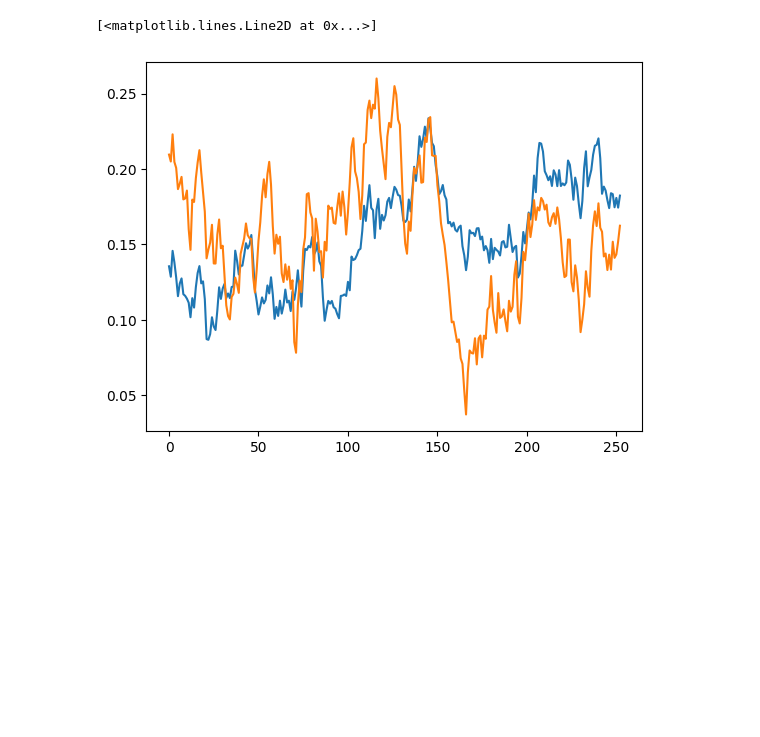
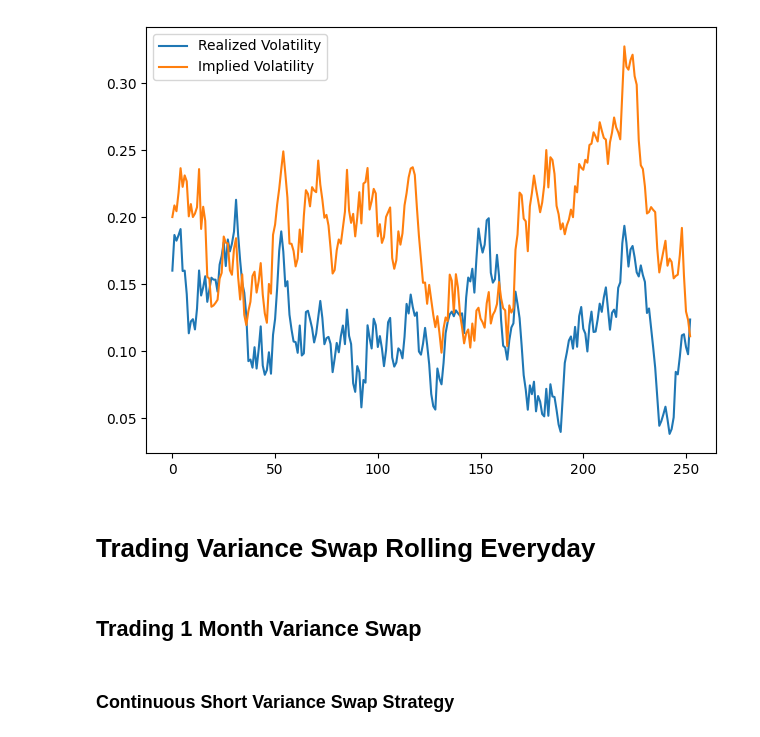
Before and after one commit to junsu489/volatility_arbitrage, a Jupyter notebook: volatility_arbitrage/strategy/example.ipynb, the cells around one changed output. Cells and saved outputs as stored; diff of their text form; code cells hidden in the pictures; blank space fills up the shorter version.

```diff
--- a/volatility_arbitrage/strategy/example.ipynb
+++ b/volatility_arbitrage/strategy/example.ipynb
@@ -11,13 +20,26 @@ ModuleNotFoundError: No module named 'volatility_arbitrage'
 # %%
+BDAYS = 252
+
+length = BDAYS
+time_delta = 1 / length
+implied_vol = 0.2
+realized_vol = 0.16
+num_path = 10_000
+
 corr = Correlation(-0.754, -0.4, 0.6)
-imp_var_params = HestonParams(kappa=5.13, mean_of_var=0.044, vol_of_var=0.52)
-real_var_params = HestonParams(kappa=5.13, mean_of_var=0.16**2, vol_of_var=0.3)
+imp_var_params = HestonParams(kappa=5, mean_of_var=implied_vol**2, vol_of_var=0.5)
+real_var_params = HestonParams(kappa=5, mean_of_var=realized_vol**2, vol_of_var=0.5)
 
+np.random.seed(0)
 lr, real_var, imp_var = generate_inefficient_market(
+    real_var_0=realized_vol**2,
+    imp_var_0=implied_vol**2,
     real_var_params=real_var_params,
     imp_var_params=imp_var_params,
     corr=corr,
-    num_path=100,
-    length=252,
-    time_delta=1 / 252,
+    num_path=num_path,
+    length=length,
+    time_delta=time_delta,
 )
+
+f = 100 * np.exp(np.cumsum(lr, axis=0))
@@ -39,10 +46,11 @@ plt.show()
 # %%
 fig, ax = plt.subplots()
-ax.plot(np.sqrt(real_var[:, 0]))
-ax.plot(np.sqrt(imp_var[:, 0]))
-
-ax1 = ax.twinx()
-ax1.plot()
+ax.plot(np.sqrt(real_var[:, 0]), label="Realized Volatility")
+ax.plot(np.sqrt(imp_var[:, 0]), label="Implied Volatility")
+ax.legend()
+fig.tight_layout()
+plt.show()
 # %% [output]
-[<matplotlib.lines.Line2D at 0x...>]
-[figure, old version]
+[figure, new version]
+# %% [markdown]
+# Trading Variance Swap Rolling Everyday
@@ -48,0 +79,4 @@ ax1.plot()
+# %% [markdown]
+## Trading 1 Month Variance Swap
+# %% [markdown]
+### Continuous Short Variance Swap Strategy
```
Also changed, not shown: parts of 17 cells of this notebook, 4 other files.
